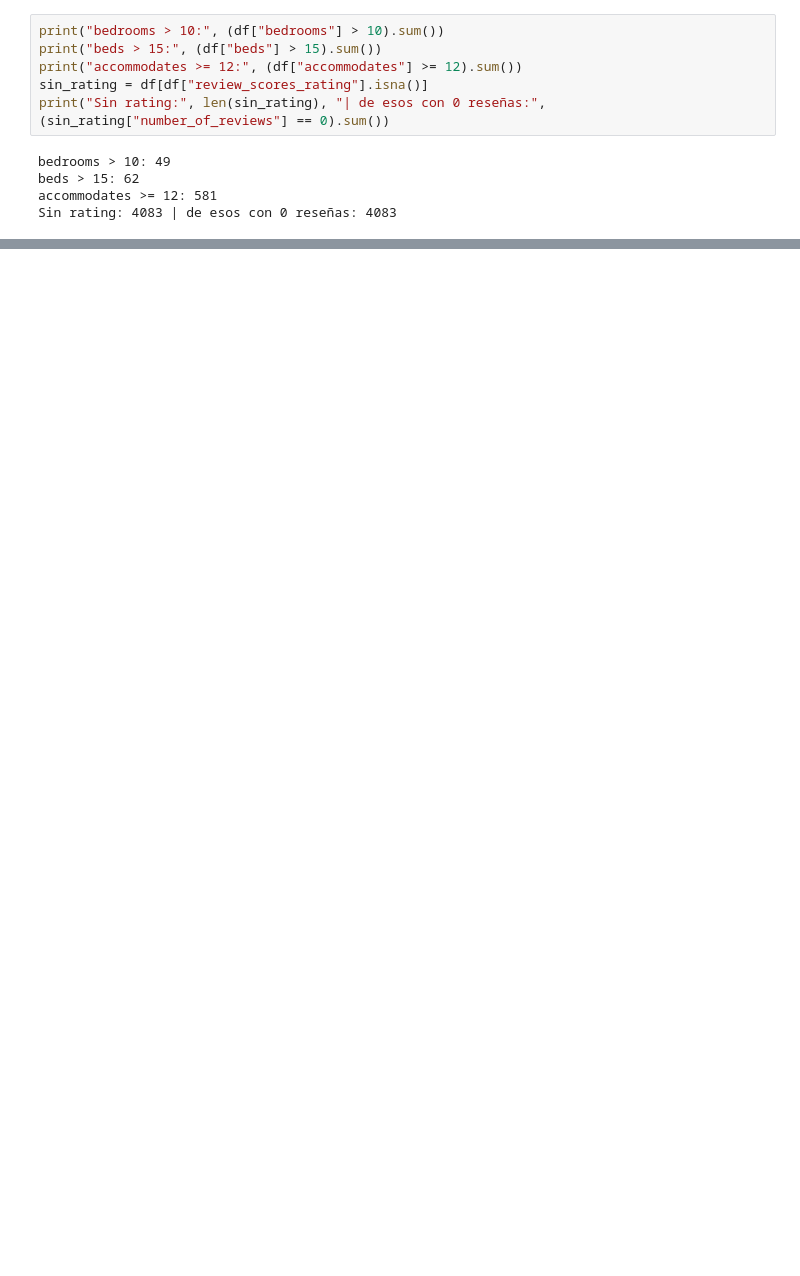
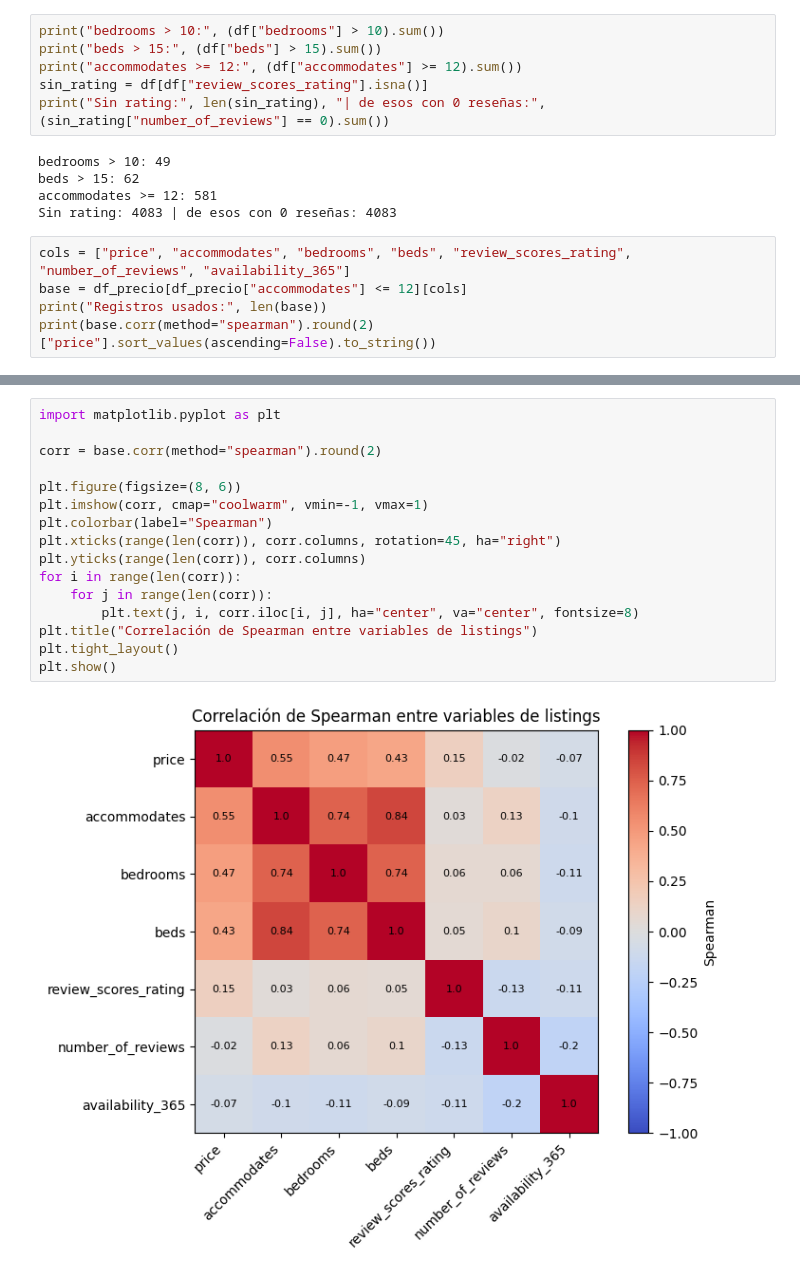
Before and after one commit to ferneylopez188523-dotcom/_airbnb_mexico_, a Jupyter notebook: notebooks/01_eda_listings.ipynb, the cells around one changed output, grey strips where cells are left out. Cells and saved outputs as stored; diff of their text form; blank space fills up the shorter version.

Commit message:
se agrega correlaciones de spearman y mapa de calor

```diff
--- a/notebooks/01_eda_listings.ipynb
+++ b/notebooks/01_eda_listings.ipynb
@@ -230,3 +230,8 @@ bedrooms > 10: 49
 beds > 15: 62
 accommodates >= 12: 581
 Sin rating: 4083 | de esos con 0 reseñas: 4083
+# %%
+cols = ["price", "accommodates", "bedrooms", "beds", "review_scores_rating", "number_of_reviews", "availability_365"]
+base = df_precio[df_precio["accommodates"] <= 12][cols]
+print("Registros usados:", len(base))
+print(base.corr(method="spearman").round(2)["price"].sort_values(ascending=False).to_string())
@@ -232,0 +247,18 @@ Sin rating: 4083 | de esos con 0 reseñas: 4083
+# %%
+import matplotlib.pyplot as plt
+
+corr = base.corr(method="spearman").round(2)
+
+plt.figure(figsize=(8, 6))
+plt.imshow(corr, cmap="coolwarm", vmin=-1, vmax=1)
+plt.colorbar(label="Spearman")
+plt.xticks(range(len(corr)), corr.columns, rotation=45, ha="right")
+plt.yticks(range(len(corr)), corr.columns)
+for i in range(len(corr)):
+    for j in range(len(corr)):
+        plt.text(j, i, corr.iloc[i, j], ha="center", va="center", fontsize=8)
+plt.title("Correlación de Spearman entre variables de listings")
+plt.tight_layout()
+plt.show()
+# %% [output]
+[figure, added]
```
Also changed, not shown: parts of 1 cell of this notebook.
